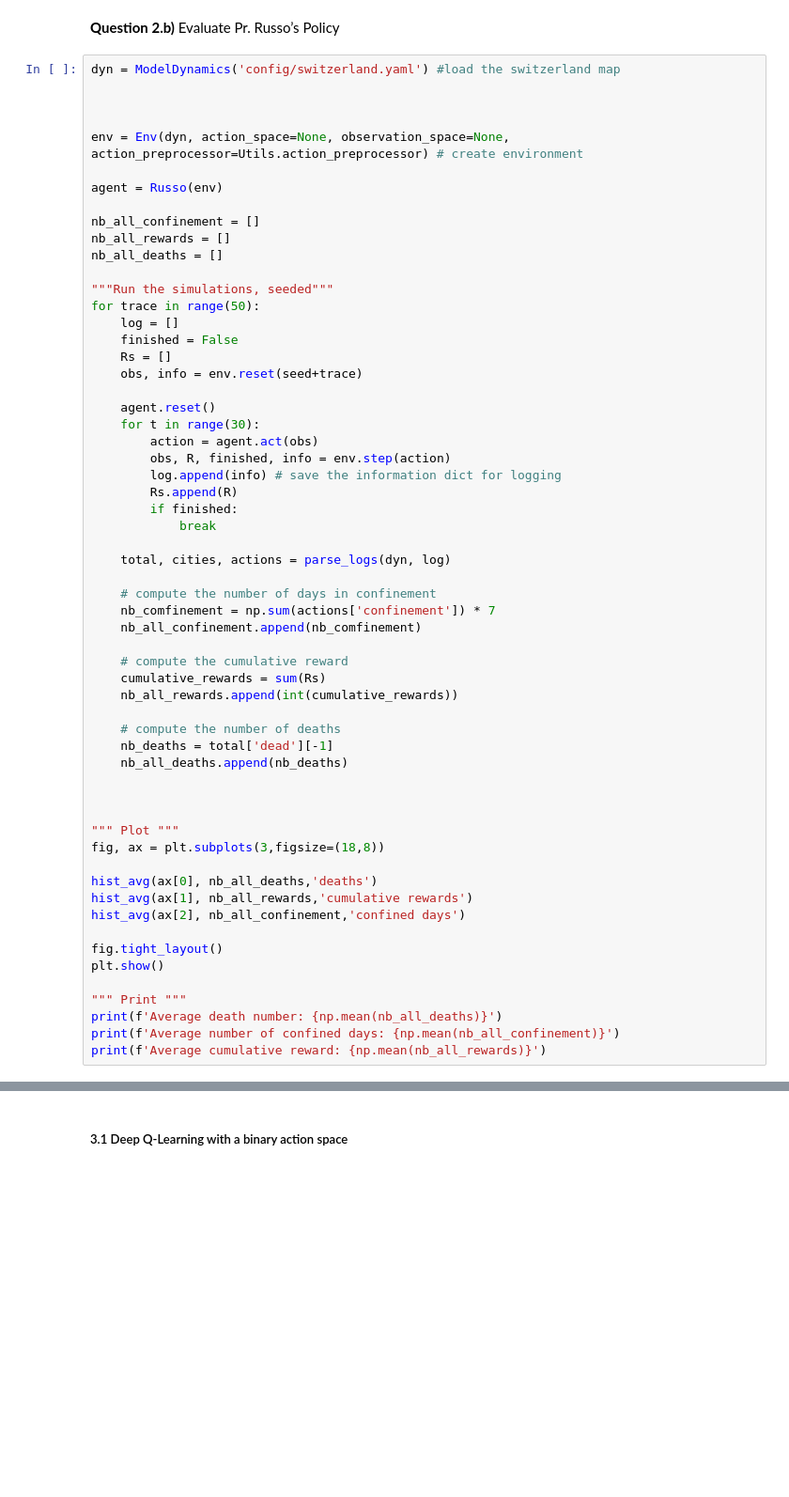
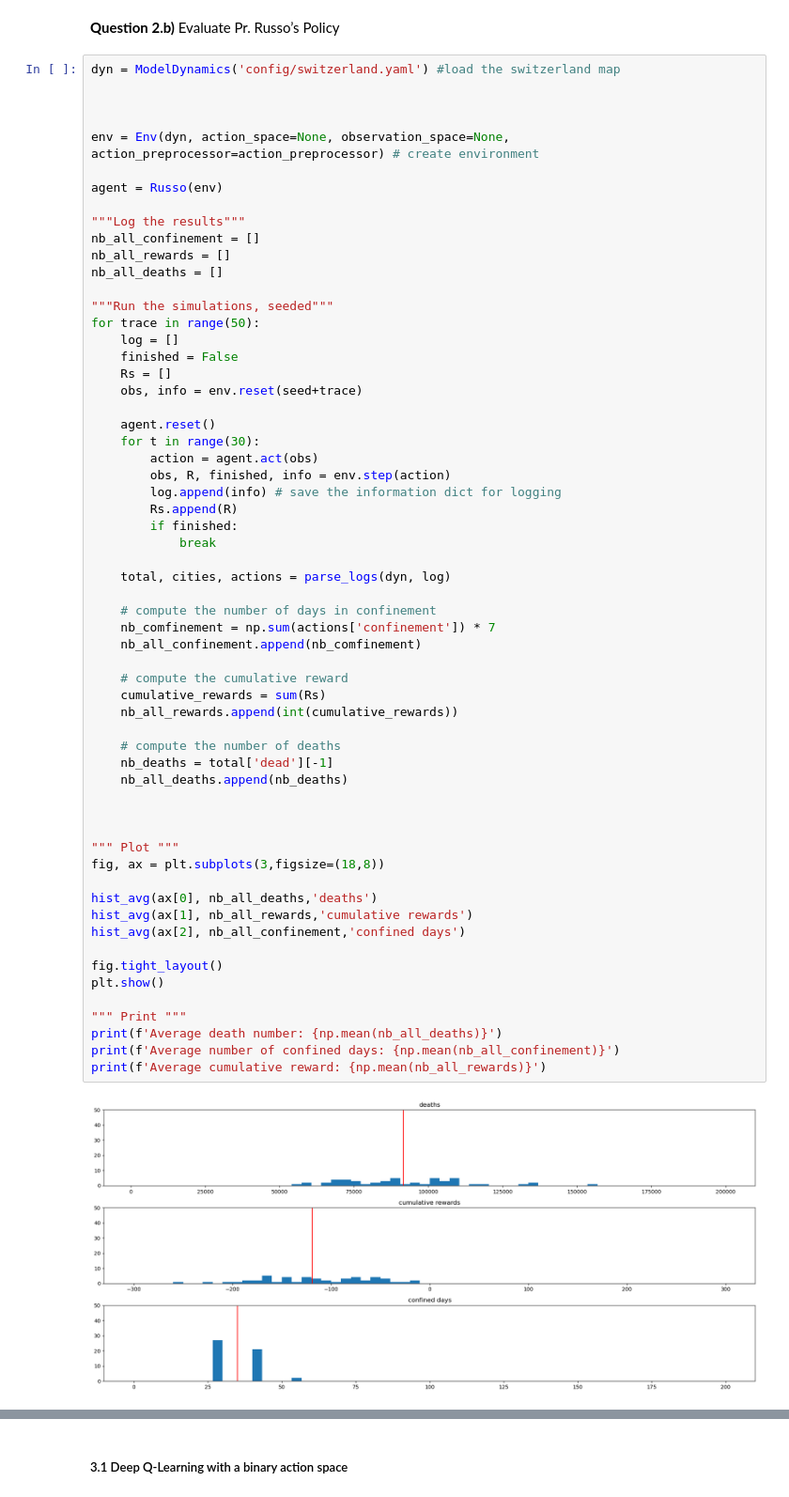
Before and after one commit to hichemhadhri/Miniproject_DQN-2, a Jupyter notebook: final.ipynb, the cells around one changed output, grey strips where cells are left out. Shown: that part at 94% size. Drawn from its saved outputs; the diff is of its cells as text; blank space fills up the shorter version.

```diff
--- a/final.ipynb
+++ b/final.ipynb
@@ -176,10 +315,11 @@ dyn = ModelDynamics('config/switzerland.yaml') #load the switzerland map
 
 
 
-env = Env(dyn, action_space=None, observation_space=None, action_preprocessor=Utils.action_preprocessor) # create environment
+env = Env(dyn, action_space=None, observation_space=None, action_preprocessor=action_preprocessor) # create environment
 
 agent = Russo(env)
 
+"""Log the results"""
 nb_all_confinement = []
 nb_all_rewards = []
 nb_all_deaths = []
@@ -203,30 +343,32 @@ for trace in range(50):
     total, cities, actions = parse_logs(dyn, log)
 
     # compute the number of days in confinement
     nb_comfinement = np.sum(actions['confinement']) * 7
     nb_all_confinement.append(nb_comfinement)
 
     # compute the cumulative reward
     cumulative_rewards = sum(Rs)
     nb_all_rewards.append(int(cumulative_rewards))
 
     # compute the number of deaths
     nb_deaths = total['dead'][-1]
     nb_all_deaths.append(nb_deaths)
 
 
 
 """ Plot """
 fig, ax = plt.subplots(3,figsize=(18,8))
 
 hist_avg(ax[0], nb_all_deaths,'deaths')
 hist_avg(ax[1], nb_all_rewards,'cumulative rewards')
 hist_avg(ax[2], nb_all_confinement,'confined days')
 
 fig.tight_layout()
 plt.show()
 
 """ Print """
 print(f'Average death number: {np.mean(nb_all_deaths)}')
 print(f'Average number of confined days: {np.mean(nb_all_confinement)}')
 print(f'Average cumulative reward: {np.mean(nb_all_rewards)}')
+# %% [output]
+[figure, added]
```
Also changed, not shown: parts of 40 cells of this notebook.
